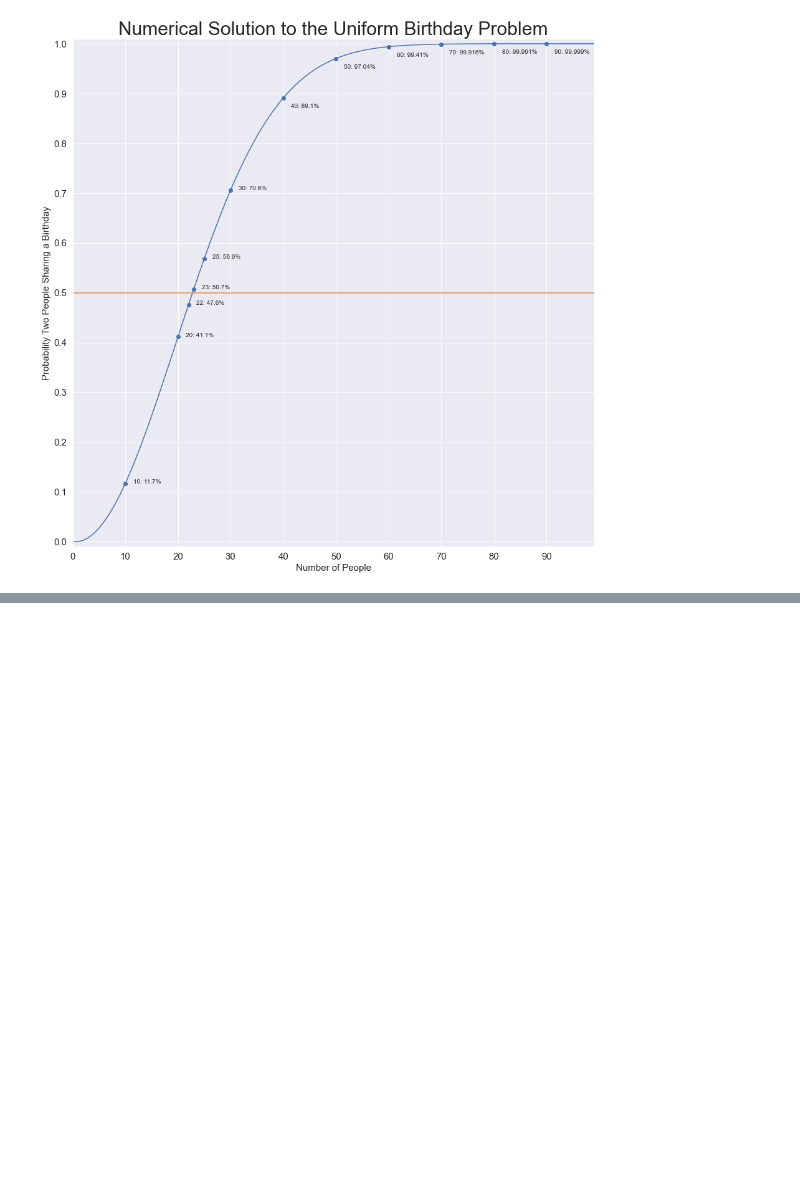
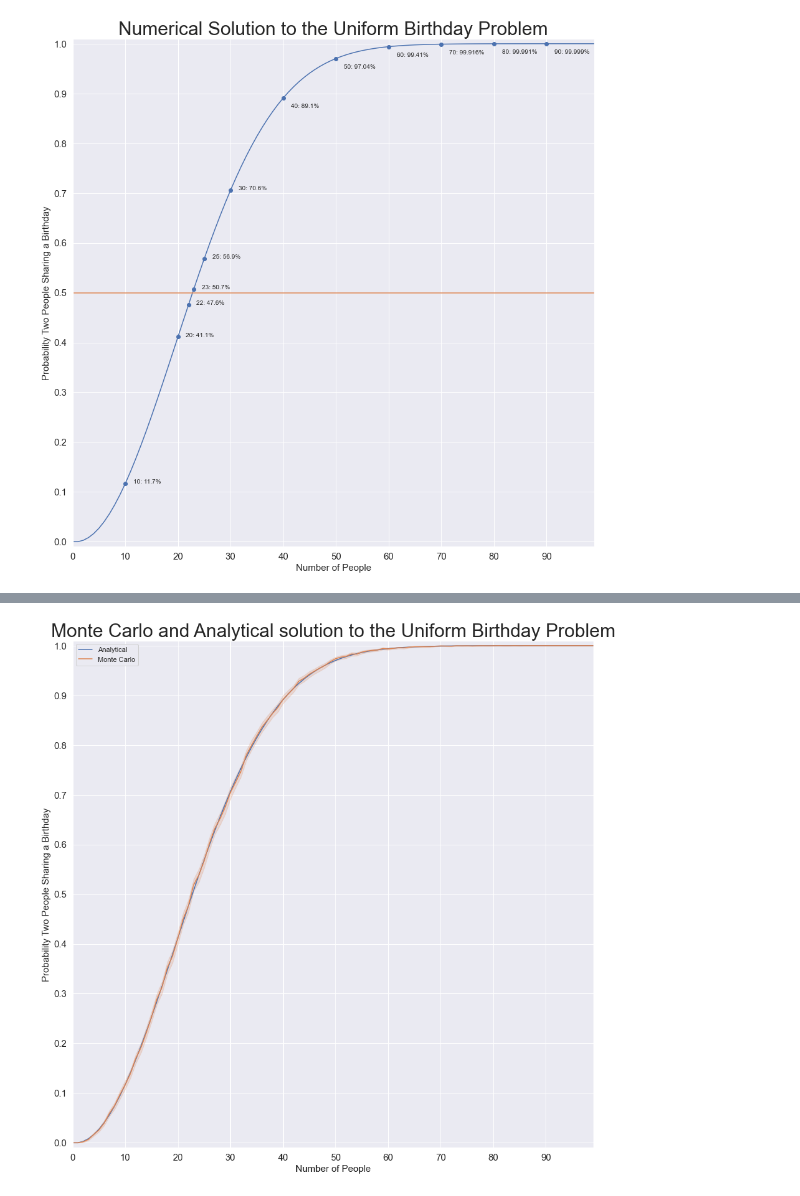
Before and after one commit to rcharan/birthdays, a Jupyter notebook: birthday_problem.ipynb, the cells around one changed output, grey strips where cells are left out. Saved outputs shown, nothing was run; the diff lists cells and outputs as text; code cells hidden in the pictures; blank space fills up the shorter version.

Commit message:
monte carlo simulations

```diff
--- a/analysis.ipynb
+++ b/birthday_problem.ipynb
@@ -150,0 +240,11 @@ plt.show()
+# %%
+# The empirical birthday distribution from our data
+#  Differs from data used in part 1 because Feb 29
+#  is treated differently
+p = (
+  df.groupby(['month', 'date_of_month'])
+    .births
+    .sum()
+)
+
+p /= p.sum()
@@ -150,0 +258,5 @@ plt.show()
+# %%
+%%time
+uniform_dist = p.copy().drop((2, 29))
+uniform_dist.iloc[:] = 1/365
+simulation_data = run_simulation(100, 10000, uniform_dist)
@@ -150,0 +266,33 @@ plt.show()
+# %%
+fig, ax = plt.subplots(figsize = (15, 15))
+sns.lineplot(
+  data = uniform_p,
+  x    = 'n',
+  y    = 'p',
+  ax   = ax
+)
+
+sns.lineplot(
+  data = simulation_data,
+  x = 'n',
+  y = 'p',
+  ax = ax,
+  ci = 99
+)
+
+font_dict = {'fontsize' : 15}
+ax.set_title('Monte Carlo and Analytical solution to the Uniform Birthday Problem', fontdict = {'fontsize' : 30})
+ax.set_yticks([x/10 for x in range(11)])
+ax.set_xticks([x * 10 for x in range(10)])
+ax.set_ylim([-0.01,1.01])
+ax.set_xlim([0, 99])
+ax.set_xlabel('Number of People', font_dict)
+ax.set_ylabel('Probability Two People Sharing a Birthday', font_dict)
+plt.xticks(fontsize = 15)
+plt.yticks(fontsize = 15)
+ax.legend(['Analytical', 'Monte Carlo'])
+
+fig.savefig('outputs/uniform_mc.png')
+plt.show()
+# %% [output]
+[figure, added]
```
Also changed, not shown: parts of 26 cells of this notebook, 7 other files.
